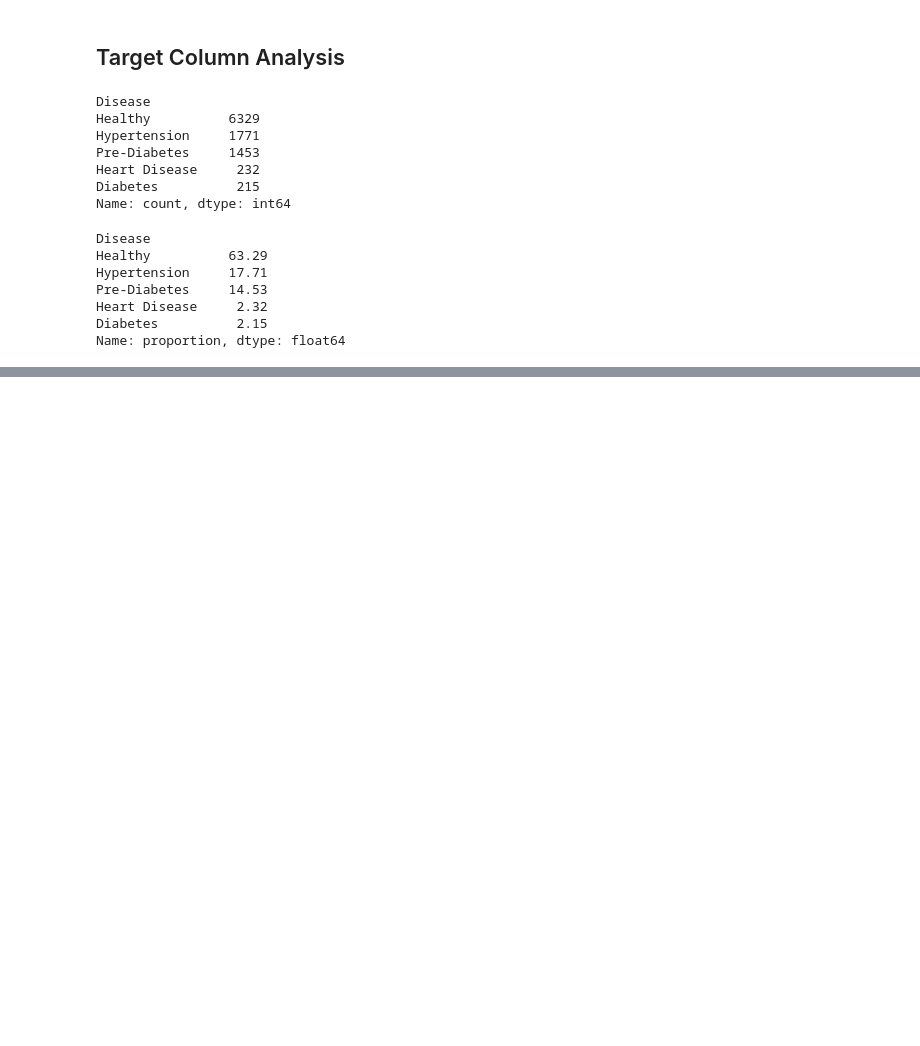
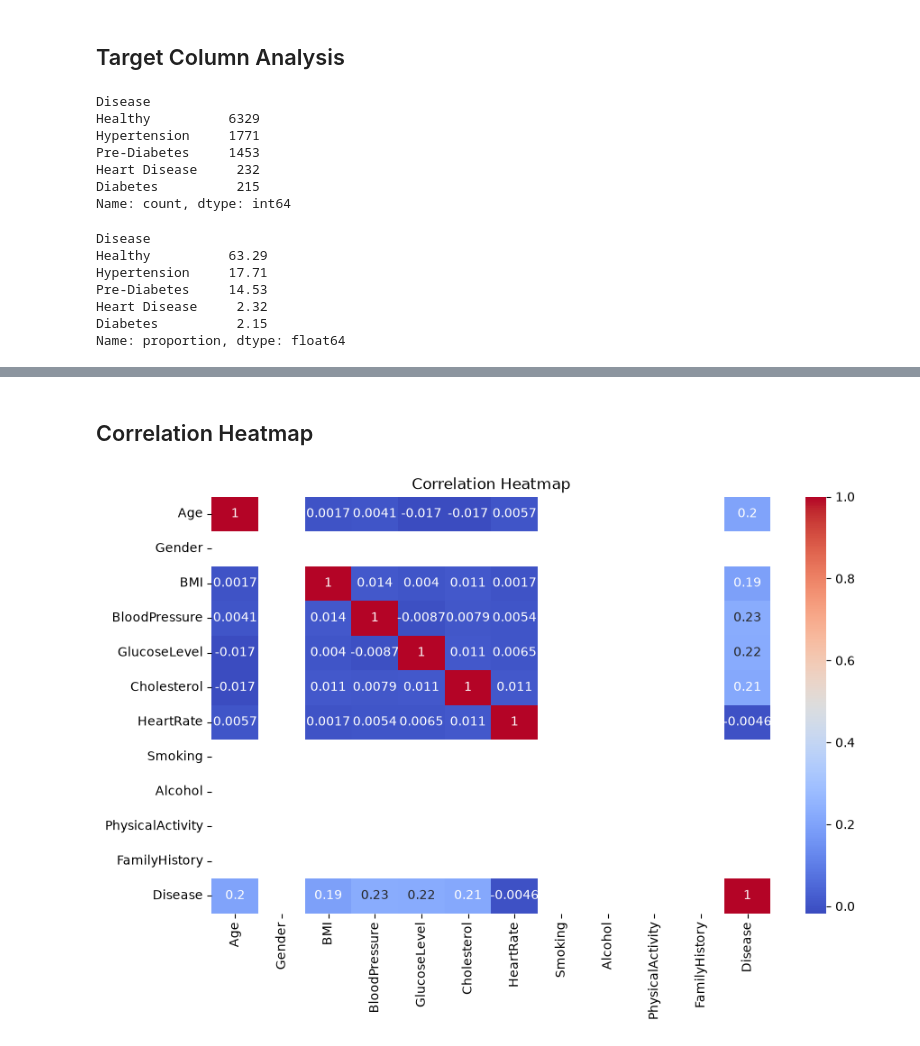
Before and after one commit to khusmeetkhaur-cloud/medical-diesesase-prediction, a Jupyter notebook: medical.ipynb, the cells around one changed output, grey strips where cells are left out. Drawn from its saved outputs; the diff is of its cells as text; code cells hidden in the pictures; blank space fills up the shorter version.

```diff
--- a/medical.ipynb
+++ b/medical.ipynb
@@ -85,0 +137,17 @@ Name: proportion, dtype: float64
+# %%
+Gender_dict = {'Male':1,'Female' : 2}
+Smoking_dict = {'No':1,'Yes' : 2}
+Alcohol_dict = {'No':1,'Yes':2}
+PhysicalActivity_dict = {'Low':1,'Medium':2,'High':3}
+FamilyHistory_dict = {'No':1,'Yes':2}
+Disease_dict = {'Healthy' : 0,'Hypertension':1,'Pre-Diabetes':2,'Heart Disease':3,'Diabetes':4}
+
+df['Gender'] = df['Gender'].map(Gender_dict)
+df['Smoking'] = df['Smoking'].map(Smoking_dict)
+df['Alcohol'] = df['Alcohol'].map(Alcohol_dict)
+df['PhysicalActivity'] = df['PhysicalActivity'].map(PhysicalActivity_dict)
+df['FamilyHistory'] = df['FamilyHistory'].map(FamilyHistory_dict)
+df['Disease'] = df['Disease'].map(Disease_dict)
+
+
+df.head()
@@ -85,0 +177,9 @@ Name: proportion, dtype: float64
+# %% [markdown]
+## Correlation Heatmap
+# %%
+plt.figure(figsize = (10,6))
+sns.heatmap(df.corr(),annot = True,cmap = 'coolwarm')
+plt.title('Correlation Heatmap')
+plt.show()
+# %% [output]
+[figure, added]
```
Also changed, not shown: parts of 8 cells of this notebook.
